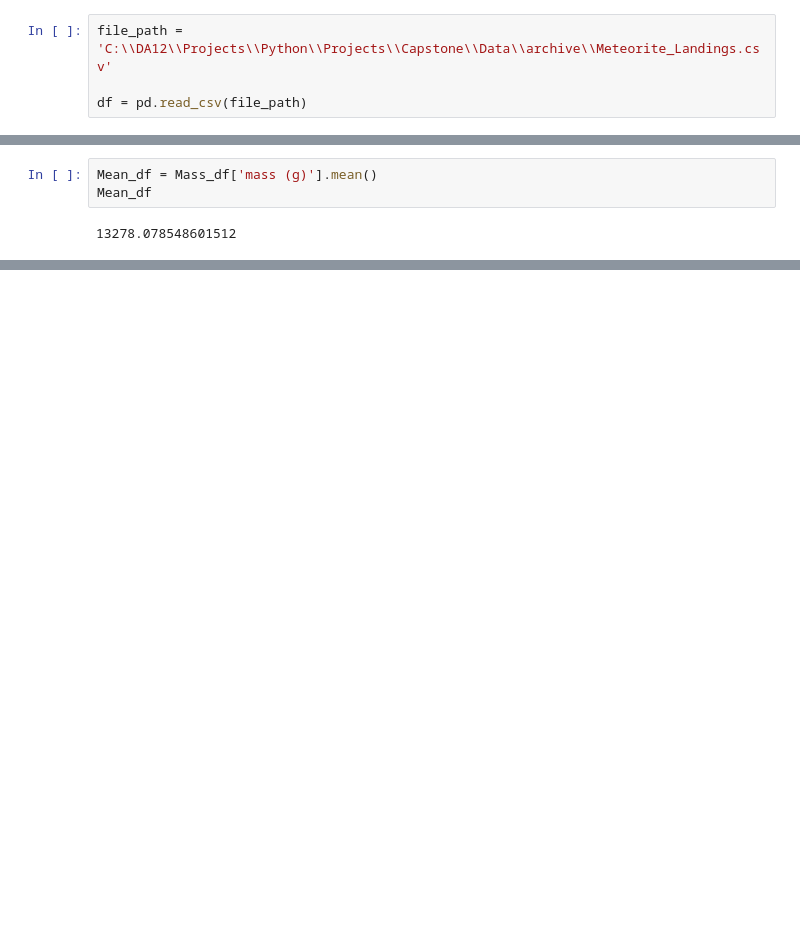
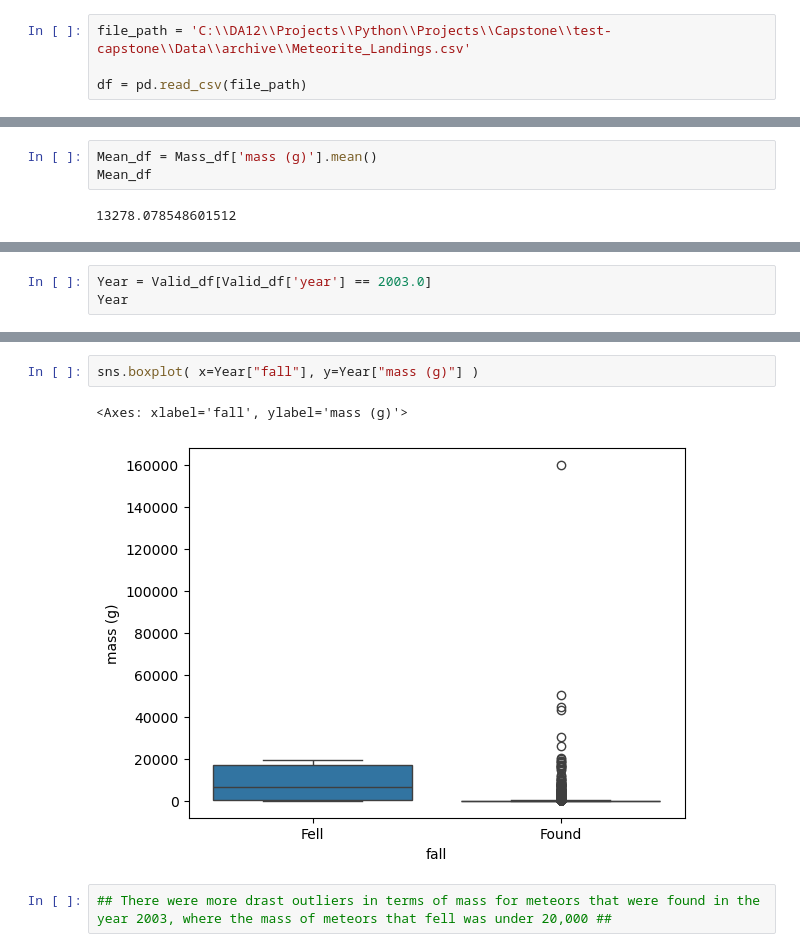
Before and after one commit to wileymartin/test-capstone, a Jupyter notebook: Repo/Meteor.ipynb, the cells around one changed output, grey strips where cells are left out. Saved outputs shown, nothing was run; the diff lists cells and outputs as text; blank space fills up the shorter version.

```diff
--- a/Repo/Meteor.ipynb
+++ b/Repo/Meteor.ipynb
@@ -3,7 +3,7 @@ import pandas as pd
 import matplotlib as plt
 import seaborn as sns
 # %%
-file_path = 'C:\\DA12\\Projects\\Python\\Projects\\Capstone\\Data\\archive\\Meteorite_Landings.csv'
+file_path = 'C:\\DA12\\Projects\\Python\\Projects\\Capstone\\test-capstone\\Data\\archive\\Meteorite_Landings.csv'
 
 df = pd.read_csv(file_path)
 # %%
@@ -142,0 +183,3 @@ Mean_df
+# %%
+Year = Valid_df[Valid_df['year'] == 2003.0]
+Year
@@ -142,0 +200,7 @@ Mean_df
+# %%
+sns.boxplot( x=Year["fall"], y=Year["mass (g)"] )
+# %% [output]
+<Axes: xlabel='fall', ylabel='mass (g)'>
+[figure, added]
+# %%
+## There were more drast outliers in terms of mass for meteors that were found in the year 2003, where the mass of meteors that fell was under 20,000 ##
```
Also changed, not shown: parts of 13 cells of this notebook, 1 other file.
